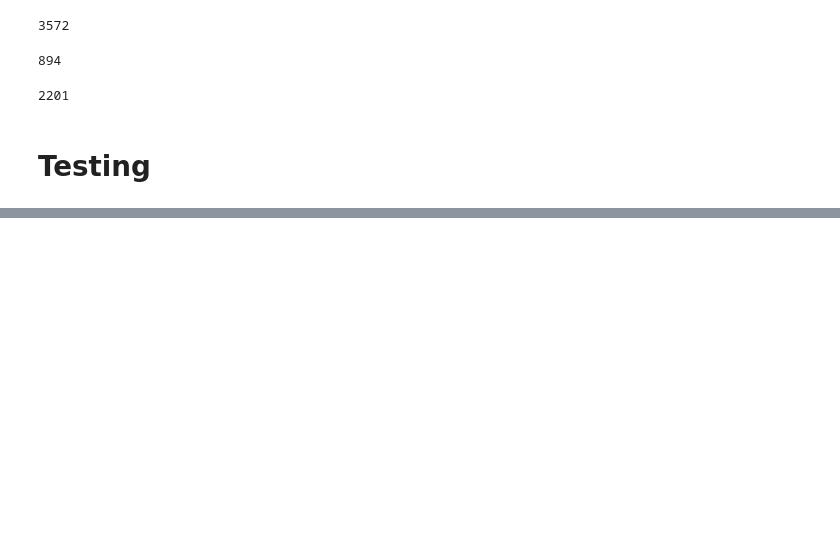
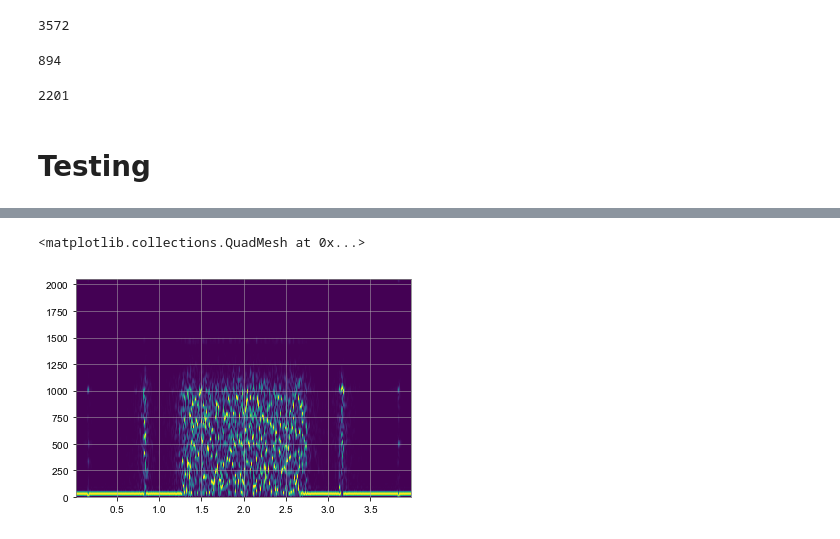
Before and after one commit to GilesStrong/LIP_DS_2019_Challenge, a Jupyter notebook: notebooks/Image_Creation.ipynb, the cells around one changed output, grey strips where cells are left out. Drawn from its saved outputs; the diff is of its cells as text; code cells hidden in the pictures; blank space fills up the shorter version.

```diff
--- a/notebooks/Image_Creation.ipynb
+++ b/notebooks/Image_Creation.ipynb
@@ -119,3 +152,10 @@ array([nan, nan, nan, ..., nan, nan, nan])
+# %%
+f, t, img = signal.spectrogram(pstrain, window='hann',fs=SAMPLE_RATE, nperseg=NPERSEG, noverlap=NPERSEG//K1, nfft=NFFT)
+plt.figure()
+plt.pcolormesh(t, f, preprocessing.minmax_scale(img))
+# %% [output]
+<matplotlib.collections.QuadMesh at 0x...>
+[figure, added]
 # %%
 plt.plot(np.arange(len(strain)), strain)
 plt.xlabel("Time")
```
Also changed, not shown: parts of 45 cells of this notebook.
